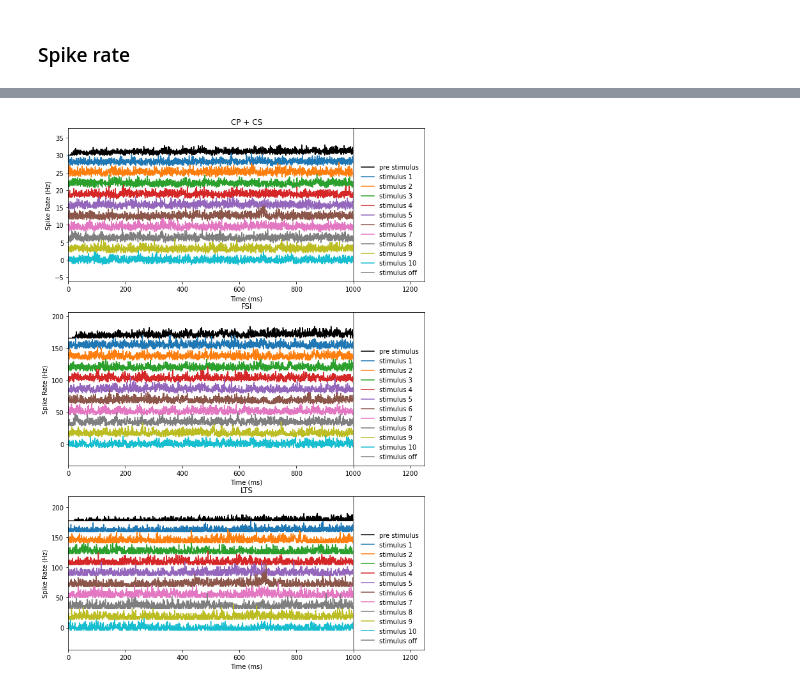
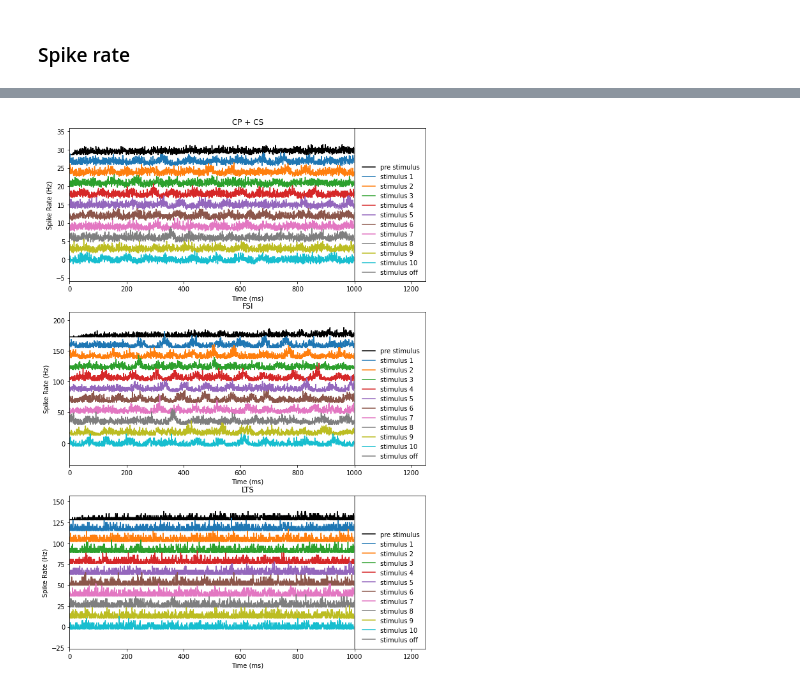
Before and after one commit to chenziao/M1ten_thousand, a Jupyter notebook: Analysis/Analyze_PSD.ipynb, the cells around one changed output, grey strips where cells are left out. Cells and saved outputs as stored; diff of their text form; code cells hidden in the pictures.

```diff
--- a/Analysis/Analyze_PSD.ipynb
+++ b/Analysis/Analyze_PSD.ipynb
@@ -1,5 +1,6 @@
 # %%
 import numpy as np
+import scipy.signal as ss
 import matplotlib.pyplot as plt
 import h5py
 import os
@@ -7,7 +8,7 @@ import os
 from analysis import plot # imoporting analysis module enables import from model folder
 from build_input import t_start, on_time, off_time
 
-TRIAL_NAME = "baseline_test_26"
+TRIAL_NAME = "baseline_test_31"
 RESULT_PATH = "simulation_results"
 TRIAL_PATH = os.path.join(RESULT_PATH, TRIAL_NAME)
 
@@ -98,6 +101,7 @@ with h5py.File(os.path.join(TRIAL_PATH, spike_file), 'r') as f:
     pop_num = {p: g.attrs['number'] for p, g in f['populations'].items()}
 # %%
 spike_groups = [['CP', 'CS'], ['FSI'], ['LTS']]
+group_label = [' + '.join(spk_grp) for spk_grp in spike_groups]
 spike_rate = []
 for grp in spike_groups:
     rspk = np.zeros_like(t)
@@ -111,15 +129,15 @@ for grp in spike_groups:
 # %%
 spk_psd = []
 _, axs = plt.subplots(3, 1, figsize=(10, 15))
 for i, rspk in enumerate(spike_rate):
     f, spk_pxx, stim_cycle = plot.get_psd_on_stimulus(
         t, rspk, fs, on_time, off_time, t_start, tseg=tseg)
     spk_psd.append(spk_pxx)
     plot.plot_stimulus_cycles(t, rspk, stim_cycle, dv_n_sigma=5., var_label='Spike Rate (Hz)', ax=axs[i])
-    axs[i].set_title(' + '.join(spike_groups[i]))
+    axs[i].set_title(group_label[i])
 plt.show()
 # %% [output]
-[figure, old version]
+[figure, new version]
 # %%
 _, axs = plt.subplots(3, 1, figsize=(8, 15))
 for i, spk_pxx in enumerate(spk_psd):
```
Also changed, not shown: parts of 6 cells of this notebook, 44 other files.
